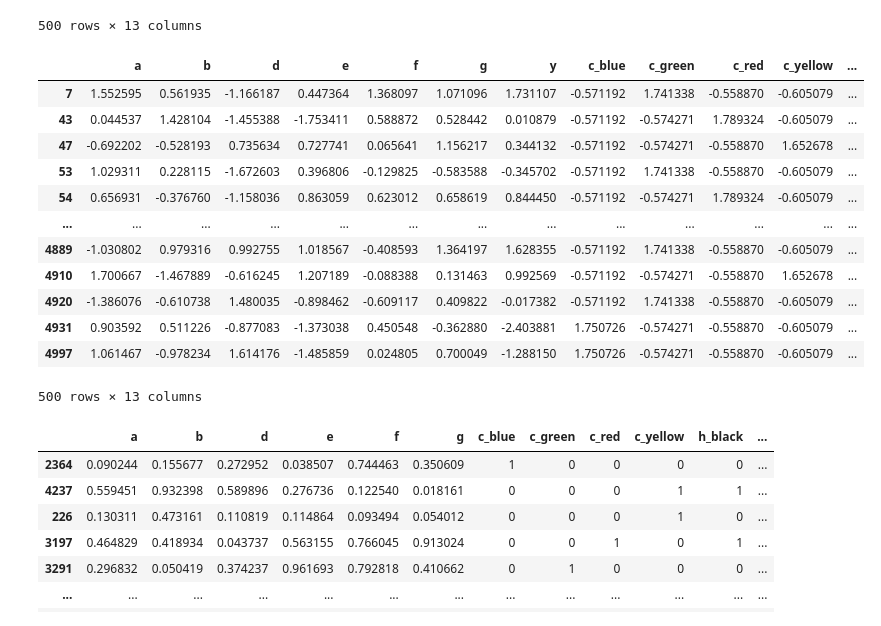
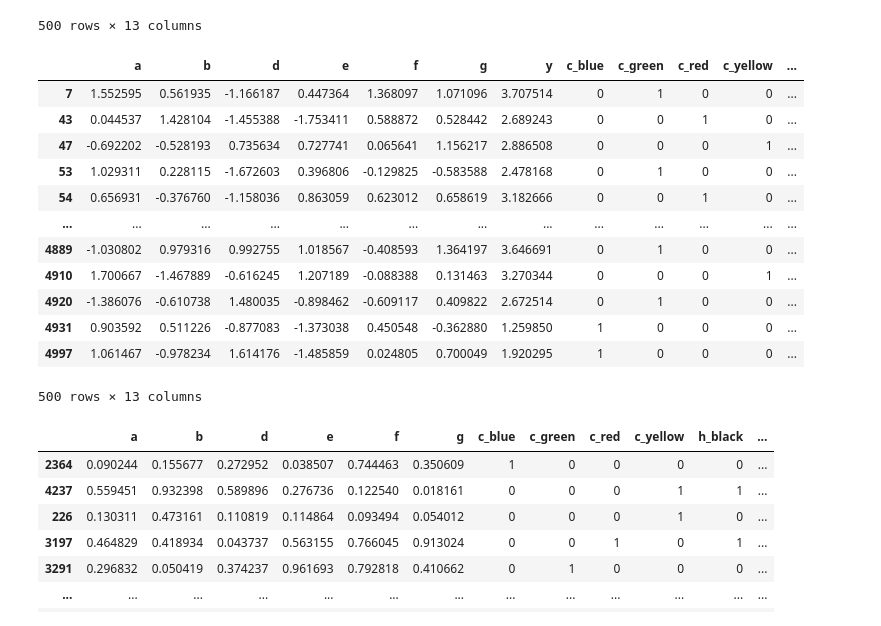
Before and after one commit to telenovelachuan/adobe_model_training, a Jupyter notebook: notebooks/regression.ipynb, the cells around one changed output. Saved outputs shown, nothing was run; the diff lists cells and outputs as text; code cells hidden in the pictures.

Commit message:
normalize only original columns

```diff
--- a/notebooks/regression.ipynb
+++ b/notebooks/regression.ipynb
@@ -35,28 +35,29 @@ df_dummy
 # %%
 def normalize_data(df_input, scaler='robust'):
     result = df_input.copy(deep=True)
     if scaler == 'robust':
         num_pipeline = Pipeline([('robust_scaler', RobustScaler())])
     else:
         num_pipeline = Pipeline([('std_scaler', StandardScaler())])
     #column_to_nmlz = list(set(df_input.columns) - set([y_label]))
-    result[df_input.columns] = num_pipeline.fit_transform(df_input[df_input.columns])
+    column_to_nmlz = num_cols
+    result[column_to_nmlz] = num_pipeline.fit_transform(df_input[column_to_nmlz])
     return result
 df_dummy_normed = normalize_data(df_dummy, scaler='std')
 df_dummy_normed
 # %% [output]
 |  | a | b | d | e | f | g | y | c_blue | c_green | c_red | c_yellow | ... |
-| 7 | 1.552595 | 0.561935 | -1.166187 | 0.447364 | 1.368097 | 1.071096 | 1.731107 | -0.571192 | 1.741338 | -0.558870 | -0.605079 | ... |
-| 43 | 0.044537 | 1.428104 | -1.455388 | -1.753411 | 0.588872 | 0.528442 | 0.010879 | -0.571192 | -0.574271 | 1.789324 | -0.605079 | ... |
-| 47 | -0.692202 | -0.528193 | 0.735634 | 0.727741 | 0.065641 | 1.156217 | 0.344132 | -0.571192 | -0.574271 | -0.558870 | 1.652678 | ... |
-| 53 | 1.029311 | 0.228115 | -1.672603 | 0.396806 | -0.129825 | -0.583588 | -0.345702 | -0.571192 | 1.741338 | -0.558870 | -0.605079 | ... |
-| 54 | 0.656931 | -0.376760 | -1.158036 | 0.863059 | 0.623012 | 0.658619 | 0.844450 | -0.571192 | -0.574271 | 1.789324 | -0.605079 | ... |
+| 7 | 1.552595 | 0.561935 | -1.166187 | 0.447364 | 1.368097 | 1.071096 | 3.707514 | 0 | 1 | 0 | 0 | ... |
+| 43 | 0.044537 | 1.428104 | -1.455388 | -1.753411 | 0.588872 | 0.528442 | 2.689243 | 0 | 0 | 1 | 0 | ... |
+| 47 | -0.692202 | -0.528193 | 0.735634 | 0.727741 | 0.065641 | 1.156217 | 2.886508 | 0 | 0 | 0 | 1 | ... |
+| 53 | 1.029311 | 0.228115 | -1.672603 | 0.396806 | -0.129825 | -0.583588 | 2.478168 | 0 | 1 | 0 | 0 | ... |
+| 54 | 0.656931 | -0.376760 | -1.158036 | 0.863059 | 0.623012 | 0.658619 | 3.182666 | 0 | 0 | 1 | 0 | ... |
 | ... | ... | ... | ... | ... | ... | ... | ... | ... | ... | ... | ... | ... |
-| 4889 | -1.030802 | 0.979316 | 0.992755 | 1.018567 | -0.408593 | 1.364197 | 1.628355 | -0.571192 | 1.741338 | -0.558870 | -0.605079 | ... |
-| 4910 | 1.700667 | -1.467889 | -0.616245 | 1.207189 | -0.088388 | 0.131463 | 0.992569 | -0.571192 | -0.574271 | -0.558870 | 1.652678 | ... |
-| 4920 | -1.386076 | -0.610738 | 1.480035 | -0.898462 | -0.609117 | 0.409822 | -0.017382 | -0.571192 | 1.741338 | -0.558870 | -0.605079 | ... |
-| 4931 | 0.903592 | 0.511226 | -0.877083 | -1.373038 | 0.450548 | -0.362880 | -2.403881 | 1.750726 | -0.574271 | -0.558870 | -0.605079 | ... |
-| 4997 | 1.061467 | -0.978234 | 1.614176 | -1.485859 | 0.024805 | 0.700049 | -1.288150 | 1.750726 | -0.574271 | -0.558870 | -0.605079 | ... |
+| 4889 | -1.030802 | 0.979316 | 0.992755 | 1.018567 | -0.408593 | 1.364197 | 3.646691 | 0 | 1 | 0 | 0 | ... |
+| 4910 | 1.700667 | -1.467889 | -0.616245 | 1.207189 | -0.088388 | 0.131463 | 3.270344 | 0 | 0 | 0 | 1 | ... |
+| 4920 | -1.386076 | -0.610738 | 1.480035 | -0.898462 | -0.609117 | 0.409822 | 2.672514 | 0 | 1 | 0 | 0 | ... |
+| 4931 | 0.903592 | 0.511226 | -0.877083 | -1.373038 | 0.450548 | -0.362880 | 1.259850 | 1 | 0 | 0 | 0 | ... |
+| 4997 | 1.061467 | -0.978234 | 1.614176 | -1.485859 | 0.024805 | 0.700049 | 1.920295 | 1 | 0 | 0 | 0 | ... |
 500 rows × 13 columns
 # %%
 def get_train_test_sets(test_size=0.2, dummy=False, normed=False):
```
Also changed, not shown: 1 other file.
